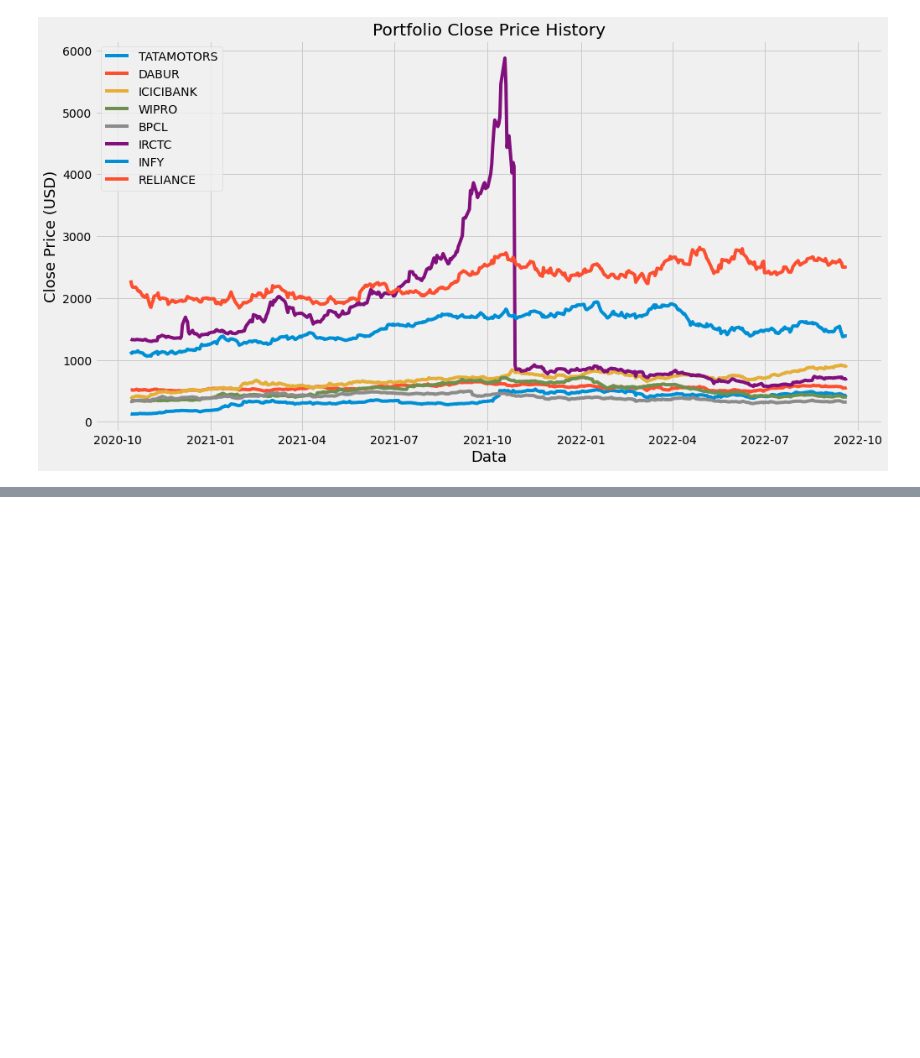
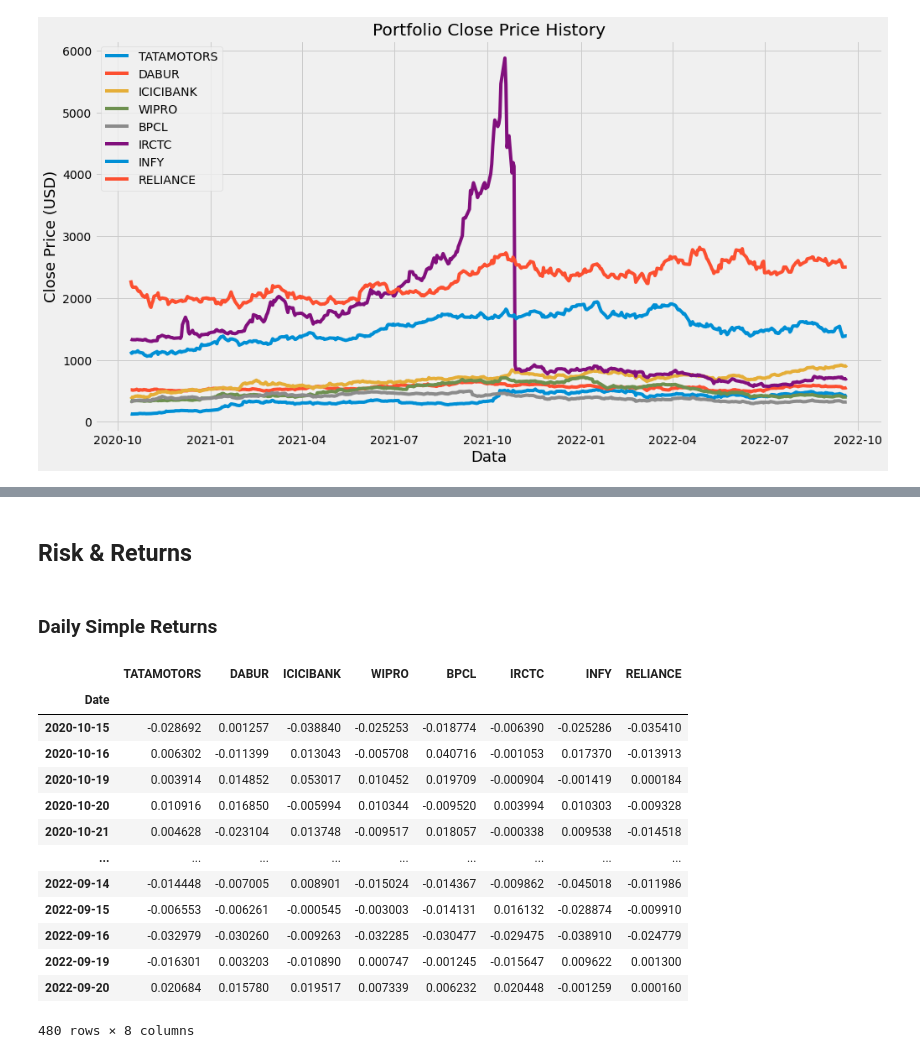
Before and after one commit to manuelinfosec/eda-analysis-for-portfolio-optimisation, a Jupyter notebook: main.ipynb, the cells around one changed output, grey strips where cells are left out. Cells and saved outputs as stored; diff of their text form; code cells hidden in the pictures; blank space fills up the shorter version.

```diff
--- a/main.ipynb
+++ b/main.ipynb
@@ -74,0 +104,23 @@ plt.show(fig)
+# %% [markdown]
+## Risk & Returns
+# %% [markdown]
+### Daily Simple Returns
+# %%
+# daily simplr returns
+returns_D1 = data.pct_change(1).dropna()
+returns_D1
+# %% [output]
+|  | TATAMOTORS | DABUR | ICICIBANK | WIPRO | BPCL | IRCTC | INFY | RELIANCE |
+| Date |  |  |  |  |  |  |  |  |
+| 2020-10-15 | -0.028692 | 0.001257 | -0.038840 | -0.025253 | -0.018774 | -0.006390 | -0.025286 | -0.035410 |
+| 2020-10-16 | 0.006302 | -0.011399 | 0.013043 | -0.005708 | 0.040716 | -0.001053 | 0.017370 | -0.013913 |
+| 2020-10-19 | 0.003914 | 0.014852 | 0.053017 | 0.010452 | 0.019709 | -0.000904 | -0.001419 | 0.000184 |
+| 2020-10-20 | 0.010916 | 0.016850 | -0.005994 | 0.010344 | -0.009520 | 0.003994 | 0.010303 | -0.009328 |
+| 2020-10-21 | 0.004628 | -0.023104 | 0.013748 | -0.009517 | 0.018057 | -0.000338 | 0.009538 | -0.014518 |
+| ... | ... | ... | ... | ... | ... | ... | ... | ... |
+| 2022-09-14 | -0.014448 | -0.007005 | 0.008901 | -0.015024 | -0.014367 | -0.009862 | -0.045018 | -0.011986 |
+| 2022-09-15 | -0.006553 | -0.006261 | -0.000545 | -0.003003 | -0.014131 | 0.016132 | -0.028874 | -0.009910 |
+| 2022-09-16 | -0.032979 | -0.030260 | -0.009263 | -0.032285 | -0.030477 | -0.029475 | -0.038910 | -0.024779 |
+| 2022-09-19 | -0.016301 | 0.003203 | -0.010890 | 0.000747 | -0.001245 | -0.015647 | 0.009622 | 0.001300 |
+| 2022-09-20 | 0.020684 | 0.015780 | 0.019517 | 0.007339 | 0.006232 | 0.020448 | -0.001259 | 0.000160 |
+480 rows × 8 columns
```
Also changed, not shown: parts of 14 cells of this notebook, 2 other files.
